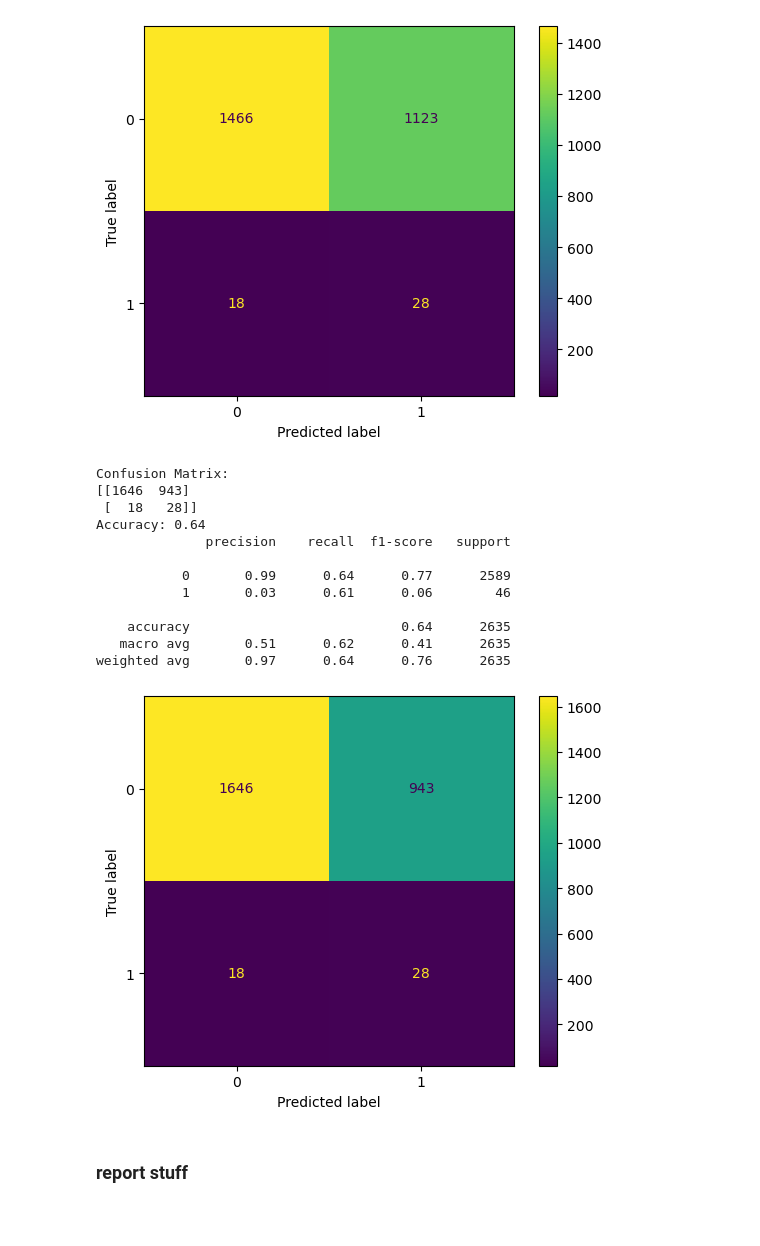
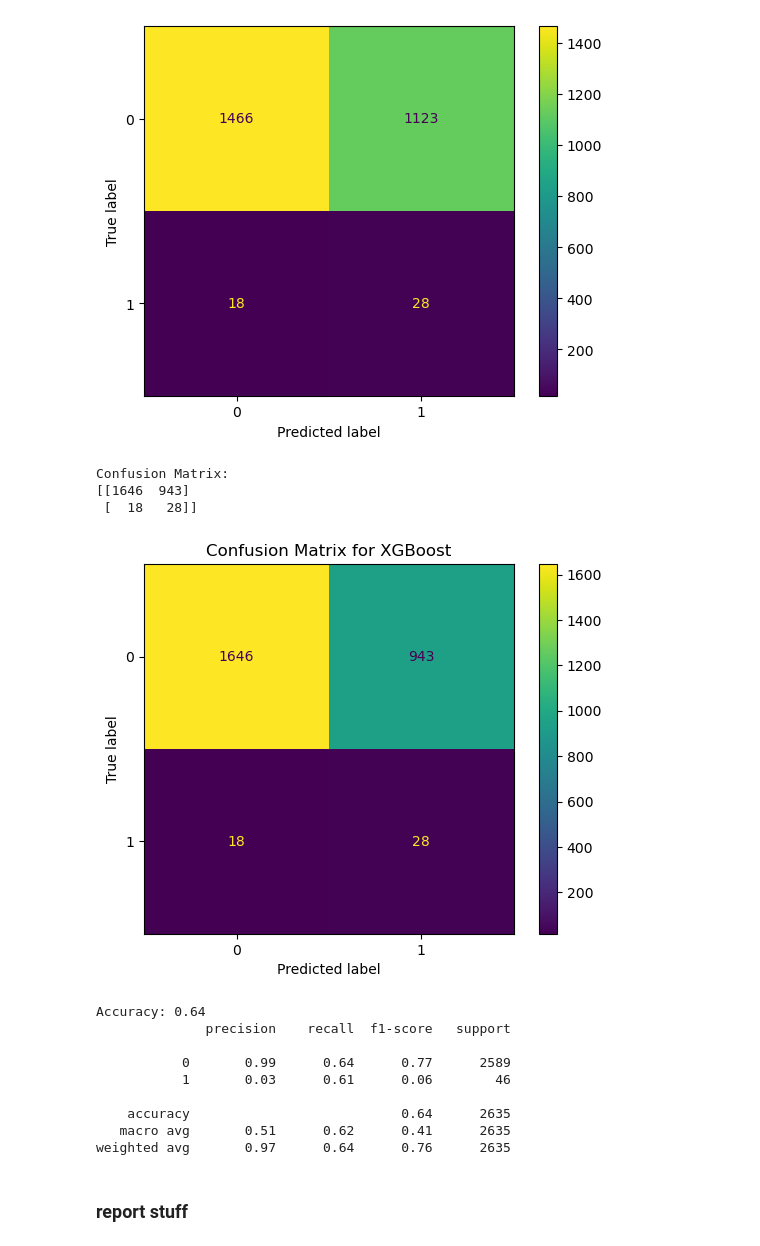
Before and after one commit to DiyaPrasanth20/NFL_Analysis, a Jupyter notebook: DataModelingPartTwo.ipynb, the cells around one changed output. Saved outputs shown, nothing was run; the diff lists cells and outputs as text; code cells hidden in the pictures; blank space fills up the shorter version.

```diff
--- a/DataModelingPartTwo.ipynb
+++ b/DataModelingPartTwo.ipynb
@@ -193,35 +195,37 @@ weighted avg       0.97      0.57      0.71      2635
 # %%
 threshold = 0.521
 
 # Convert probabilities to binary predictions based on the threshold
 y_pred = (y_proba >= threshold).astype(int)
 cm = confusion_matrix(y_test, y_pred)
 
 # Print confusion matrix
 print("Confusion Matrix:")
 print(cm)
 
 # Visualize confusion matrix as a heatmap
 disp = ConfusionMatrixDisplay(confusion_matrix=cm, display_labels=model.classes_)
 disp.plot()  # You can customize the color map if needed
+plt.title("Confusion Matrix for XGBoost")  # Set the title here
+plt.show()
 
 # Evaluate the model
 print(f'Accuracy: {accuracy_score(y_test, y_pred):.2f}')
 print(classification_report(y_test, y_pred))
 # %% [output]
 Confusion Matrix:
 [[1646  943]
  [  18   28]]
-Accuracy: 0.64
-              precision    recall  f1-score   support
-
-           0       0.99      0.64      0.77      2589
-           1       0.03      0.61      0.06        46
-
-    accuracy                           0.64      2635
-   macro avg       0.51      0.62      0.41      2635
-weighted avg       0.97      0.64      0.76      2635
-[figure, old version]
+[figure, new version]
+Accuracy: 0.64
+              precision    recall  f1-score   support
+
+           0       0.99      0.64      0.77      2589
+           1       0.03      0.61      0.06        46
+
+    accuracy                           0.64      2635
+   macro avg       0.51      0.62      0.41      2635
+weighted avg       0.97      0.64      0.76      2635
 # %% [markdown]
 ### report stuff
 # %%
```
Also changed, not shown: parts of 4 cells of this notebook.
